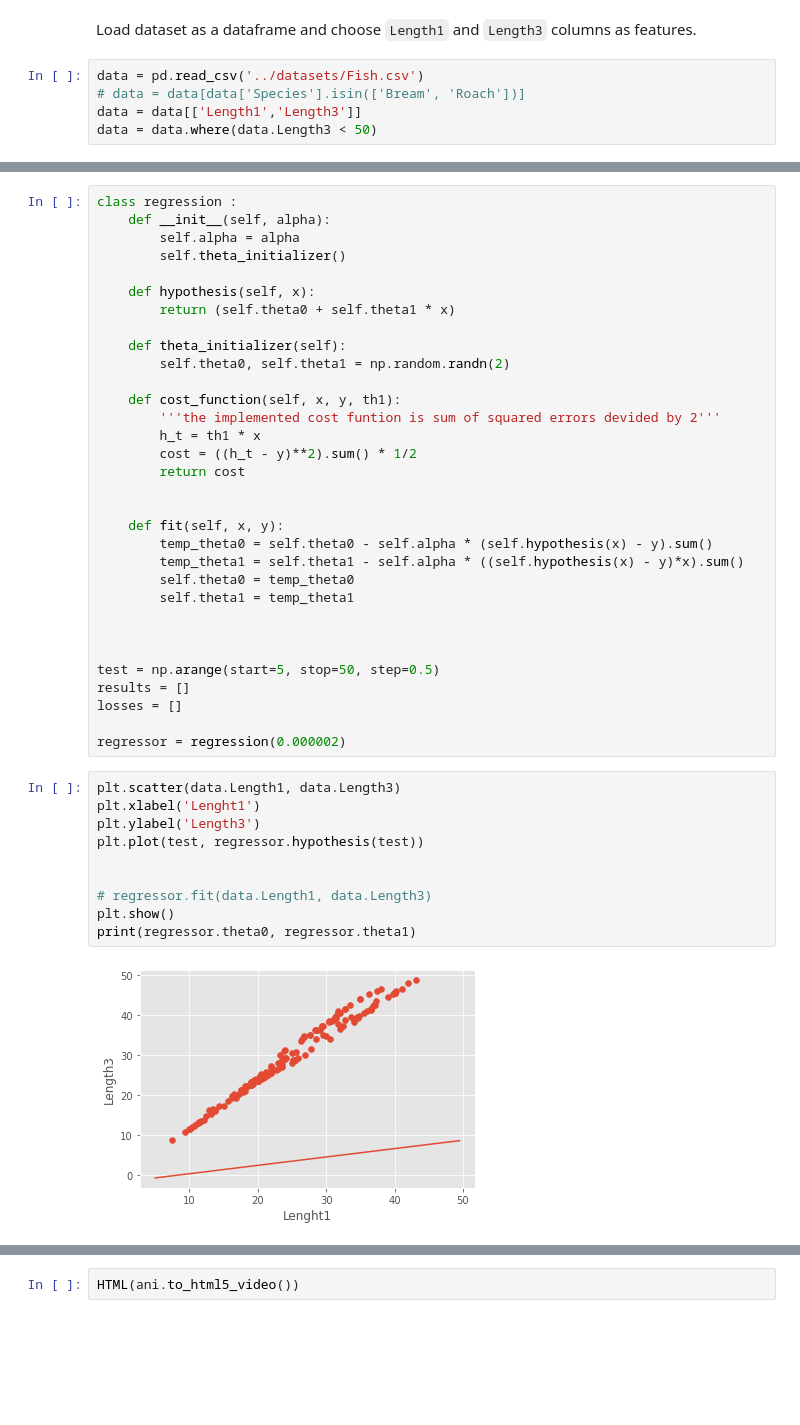
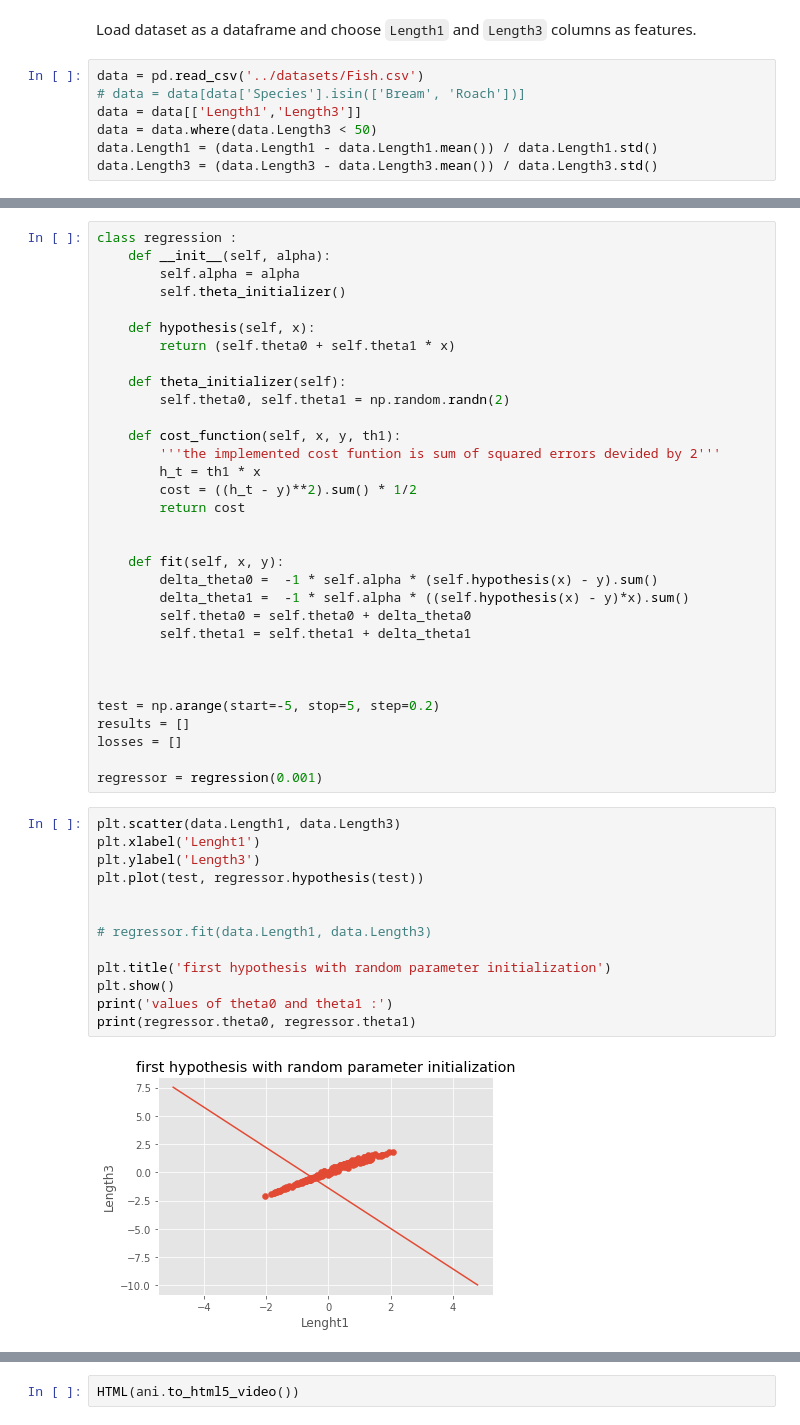
Before and after one commit to Alireza-Gharavi/my_learning_journey, a Jupyter notebook: ANN's_from_scratch/linear_regression.ipynb, the cells around one changed output, grey strips where cells are left out. Cells and saved outputs as stored; diff of their text form; blank space fills up the shorter version.

```diff
--- a/ANN's_from_scratch/linear_regression.ipynb
+++ b/ANN's_from_scratch/linear_regression.ipynb
@@ -20,6 +20,8 @@ data = pd.read_csv('../datasets/Fish.csv')
 # data = data[data['Species'].isin(['Bream', 'Roach'])]
 data = data[['Length1','Length3']]
 data = data.where(data.Length3 < 50)
+data.Length1 = (data.Length1 - data.Length1.mean()) / data.Length1.std()
+data.Length3 = (data.Length3 - data.Length3.mean()) / data.Length3.std()
 # %%
 plt.scatter(data.Length1, data.Length3)
 plt.xlabel('Lenght1')
@@ -47,27 +49,30 @@ class regression :
 
 
     def fit(self, x, y):
-        temp_theta0 = self.theta0 - self.alpha * (self.hypothesis(x) - y).sum()
-        temp_theta1 = self.theta1 - self.alpha * ((self.hypothesis(x) - y)*x).sum()
-        self.theta0 = temp_theta0
-        self.theta1 = temp_theta1
+        delta_theta0 =  -1 * self.alpha * (self.hypothesis(x) - y).sum()
+        delta_theta1 =  -1 * self.alpha * ((self.hypothesis(x) - y)*x).sum()
+        self.theta0 = self.theta0 + delta_theta0
+        self.theta1 = self.theta1 + delta_theta1
 
 
 
-test = np.arange(start=5, stop=50, step=0.5)
+test = np.arange(start=-5, stop=5, step=0.2)
 results = []
 losses = []
 
-regressor = regression(0.000002)
+regressor = regression(0.001)
 # %%
 plt.scatter(data.Length1, data.Length3)
 plt.xlabel('Lenght1')
 plt.ylabel('Length3')
 plt.plot(test, regressor.hypothesis(test))
 
 
 # regressor.fit(data.Length1, data.Length3)
+
+plt.title('first hypothesis with random parameter initialization')
 plt.show()
+print('values of theta0 and theta1 :')
 print(regressor.theta0, regressor.theta1)
 # %% [output]
-[figure, old version]
+[figure, new version]
```
Also changed, not shown: parts of 7 cells of this notebook.
